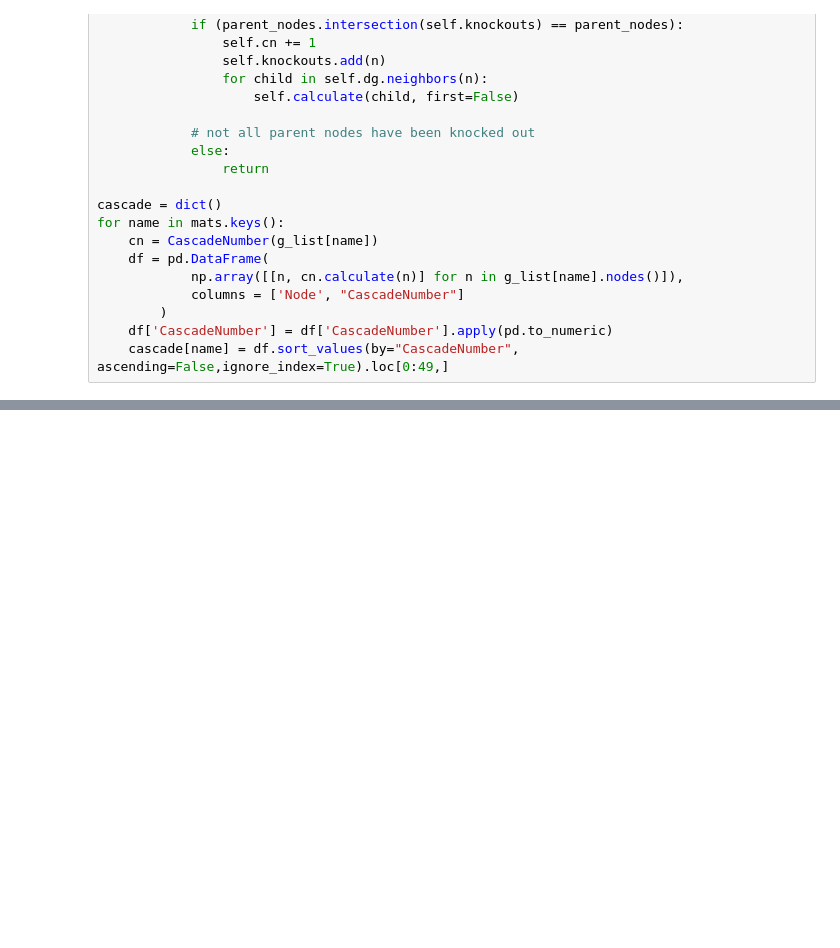
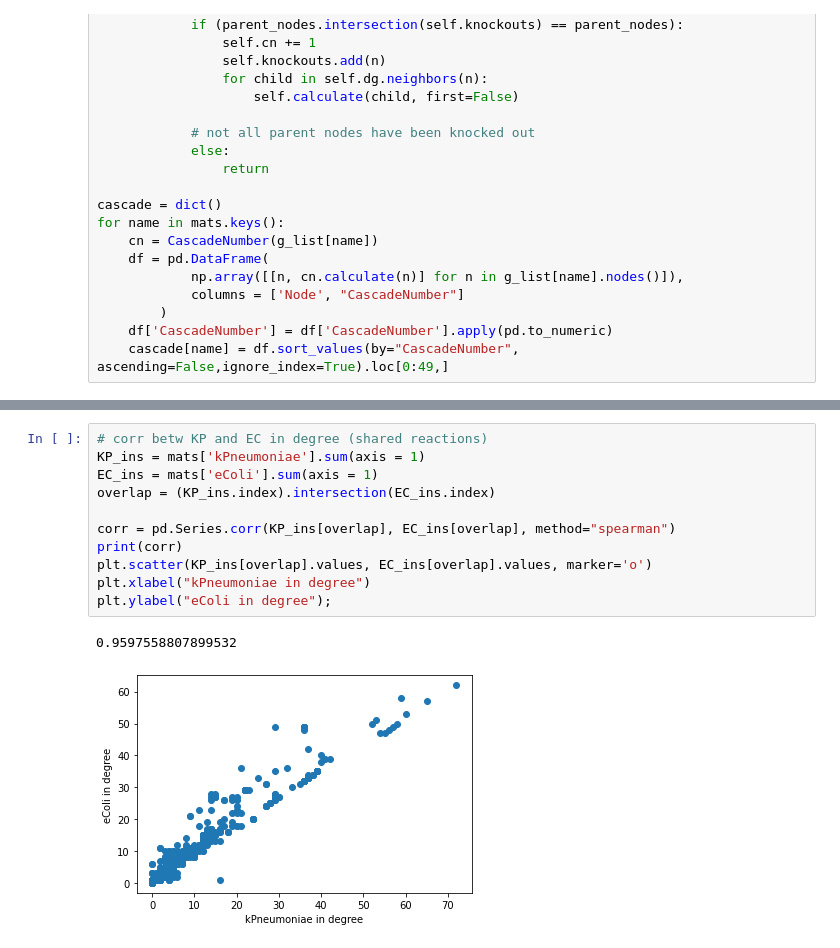
Before and after one commit to maggietsui/BMI206_final, a Jupyter notebook: individual_project.ipynb, the cells around one changed output, grey strips where cells are left out. Drawn from its saved outputs; the diff is of its cells as text; blank space fills up the shorter version.

```diff
--- a/individual_project.ipynb
+++ b/individual_project.ipynb
@@ -482,0 +205,14 @@ fig.savefig('./cascade_venn.pdf', bbox_inches='tight')
+# %%
+# corr betw KP and EC in degree (shared reactions)
+KP_ins = mats['kPneumoniae'].sum(axis = 1)
+EC_ins = mats['eColi'].sum(axis = 1)
+overlap = (KP_ins.index).intersection(EC_ins.index)
+
+corr = pd.Series.corr(KP_ins[overlap], EC_ins[overlap], method="spearman")
+print(corr)
+plt.scatter(KP_ins[overlap].values, EC_ins[overlap].values, marker='o')
+plt.xlabel("kPneumoniae in degree")
+plt.ylabel("eColi in degree");
+# %% [output]
+0.9597558807899532
+[figure, added]
```
Also changed, not shown: parts of 56 cells of this notebook.
